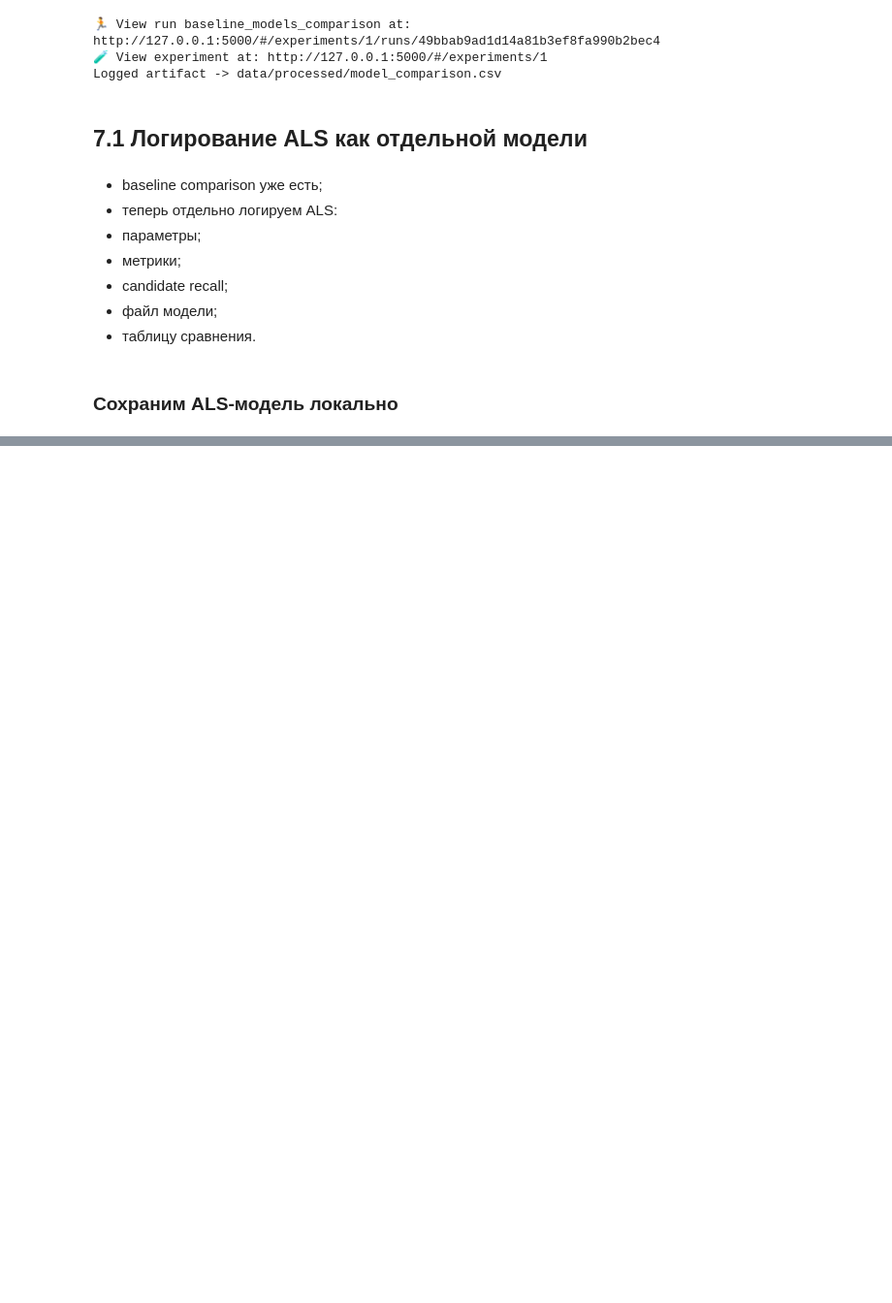
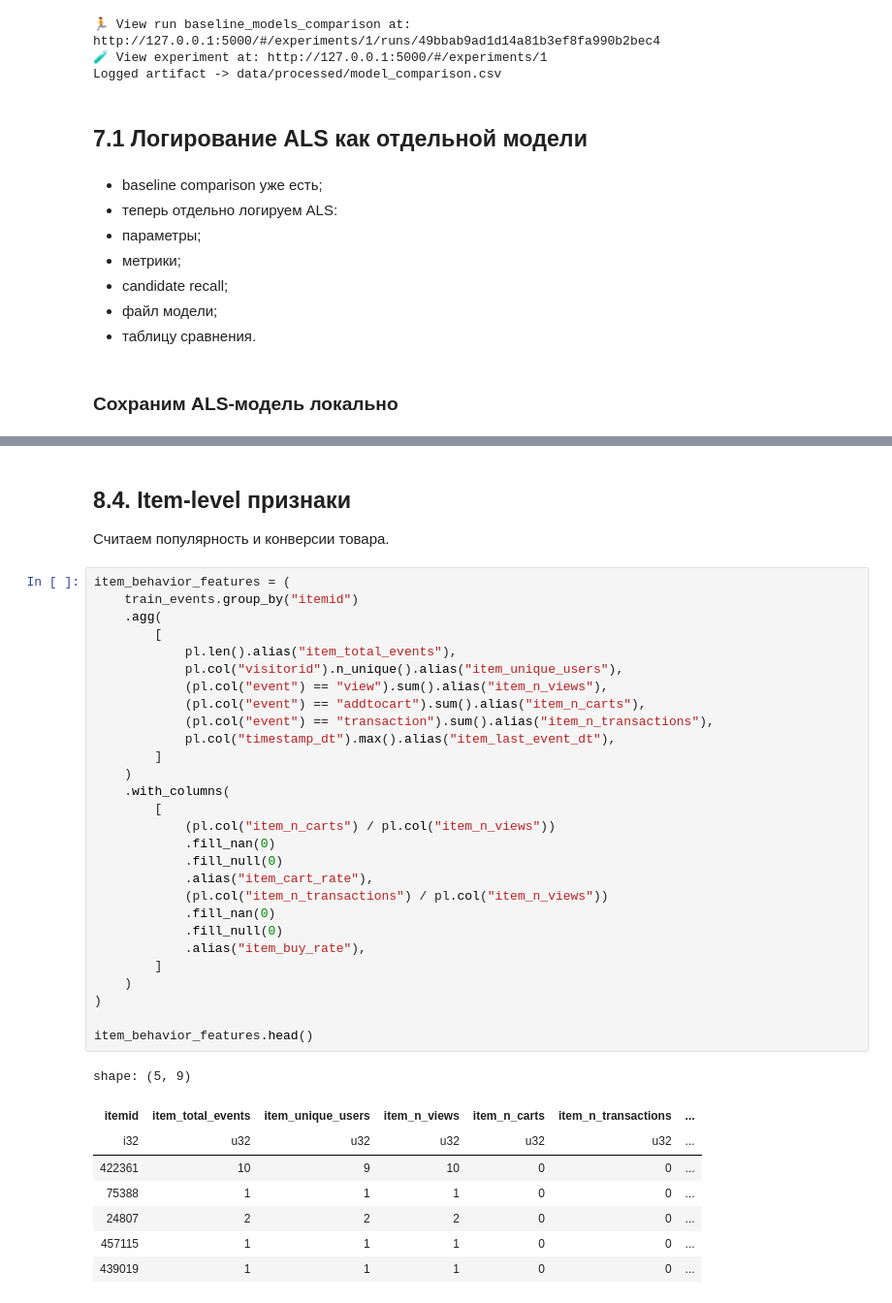
Before and after one commit to Manaam9/ecommerce-recsys, a Jupyter notebook: notebooks/02_modeling.ipynb, the cells around one changed output, grey strips where cells are left out. Shown at 97% size. Saved outputs shown, nothing was run; the diff lists cells and outputs as text; blank space fills up the shorter version.

```diff
--- a/notebooks/02_modeling.ipynb
+++ b/notebooks/02_modeling.ipynb
@@ -1674,0 +1860,41 @@ NameError: name 'joblib' is not defined
+# %% [markdown]
+## 8.4. Item-level признаки
+
+Считаем популярность и конверсии товара.
+# %%
+item_behavior_features = (
+    train_events.group_by("itemid")
+    .agg(
+        [
+            pl.len().alias("item_total_events"),
+            pl.col("visitorid").n_unique().alias("item_unique_users"),
+            (pl.col("event") == "view").sum().alias("item_n_views"),
+            (pl.col("event") == "addtocart").sum().alias("item_n_carts"),
+            (pl.col("event") == "transaction").sum().alias("item_n_transactions"),
+            pl.col("timestamp_dt").max().alias("item_last_event_dt"),
+        ]
+    )
+    .with_columns(
+        [
+            (pl.col("item_n_carts") / pl.col("item_n_views"))
+            .fill_nan(0)
+            .fill_null(0)
+            .alias("item_cart_rate"),
+            (pl.col("item_n_transactions") / pl.col("item_n_views"))
+            .fill_nan(0)
+            .fill_null(0)
+            .alias("item_buy_rate"),
+        ]
+    )
+)
+
+item_behavior_features.head()
+# %% [output]
+shape: (5, 9)
+| itemid | item_total_events | item_unique_users | item_n_views | item_n_carts | item_n_transactions | ... |
+| i32 | u32 | u32 | u32 | u32 | u32 | ... |
+| 422361 | 10 | 9 | 10 | 0 | 0 | ... |
+| 75388 | 1 | 1 | 1 | 0 | 0 | ... |
+| 24807 | 2 | 2 | 2 | 0 | 0 | ... |
+| 457115 | 1 | 1 | 1 | 0 | 0 | ... |
+| 439019 | 1 | 1 | 1 | 0 | 0 | ... |
```
Also changed, not shown: parts of 35 cells of this notebook.
